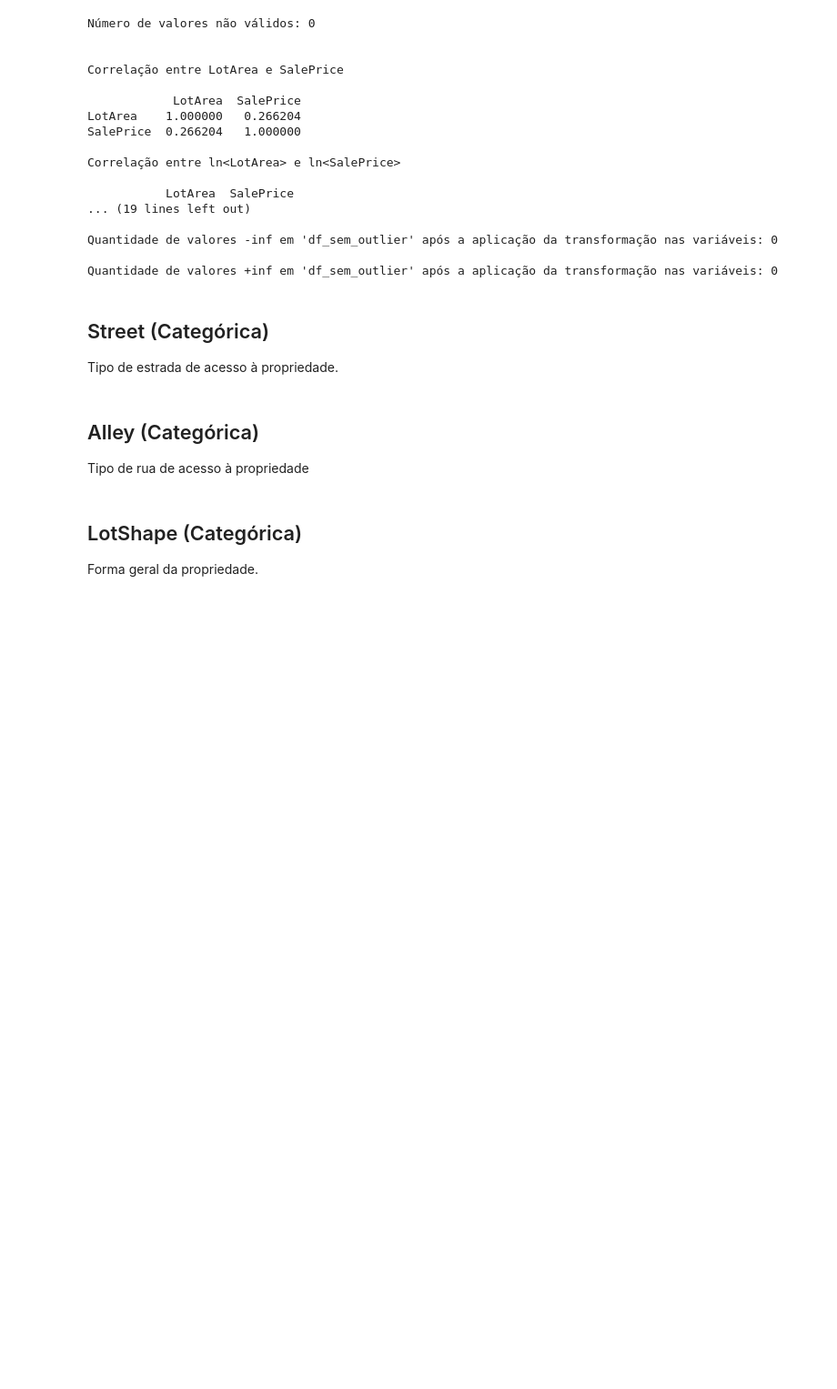
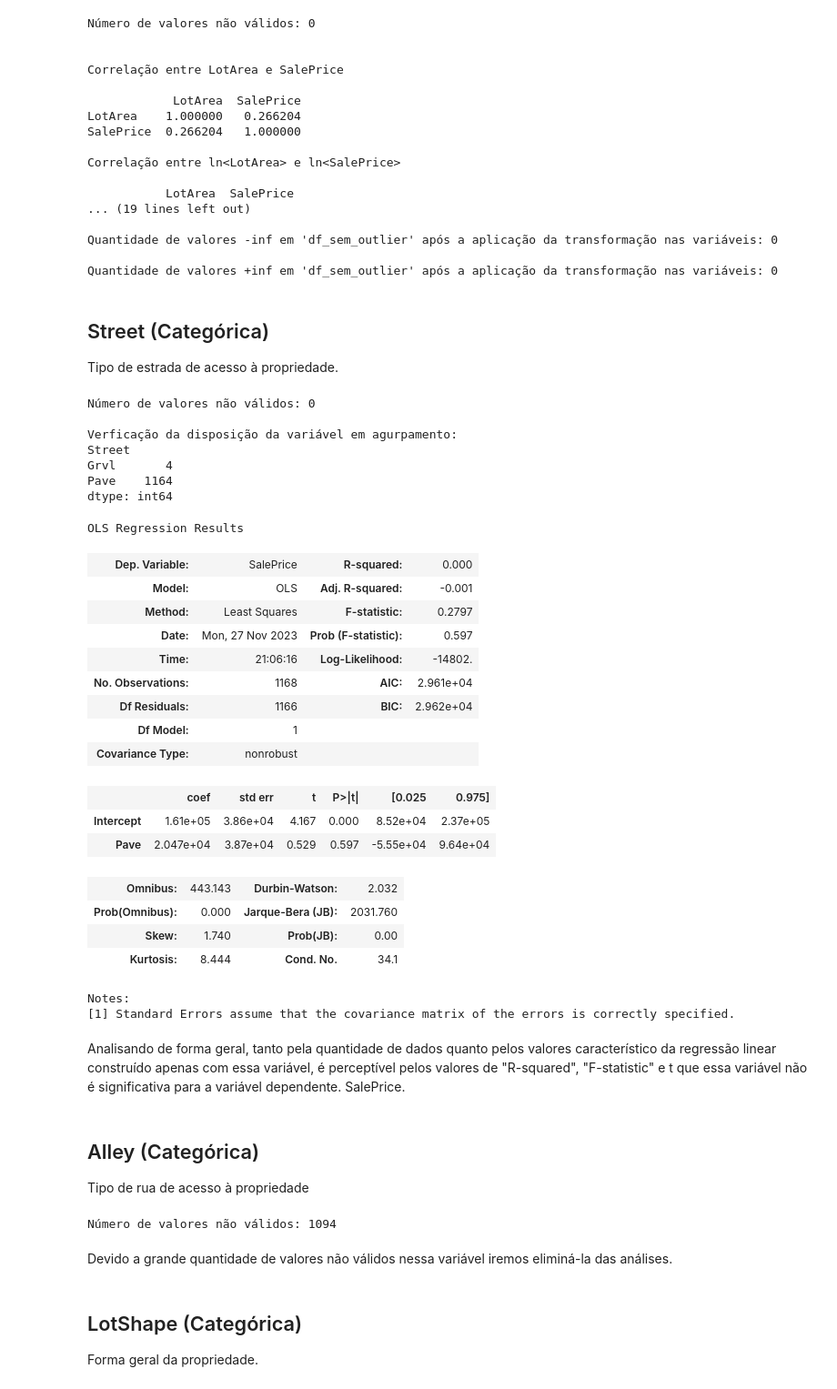
Before and after one commit to JohnDaytonCC/HousePricesPrediction, a Jupyter notebook: Notebook - House Prices Predition.ipynb, the cells around one changed output. Shown at 91% size. Drawn from its saved outputs; the diff is of its cells as text; code cells hidden in the pictures; blank space fills up the shorter version.

```diff
--- a/Notebook - House Prices Predition.ipynb
+++ b/Notebook - House Prices Predition.ipynb
@@ -451,10 +459,73 @@ Quantidade de valores +inf em 'df_sem_outlier' após a aplicação da transforma
 ## Street (Categórica)
 
 Tipo de estrada de acesso à propriedade.
+# %%
+nome_feature = 'Street'
+
+# Verificação de valores nulos na variável
+print(f'Número de valores não válidos: {dados_treino[nome_feature].isnull().sum()}\n')
+
+# Estatística univariádas pela variável
+print('Verficação da disposição da variável em agurpamento:')
+agrupado = dados_treino.groupby([nome_feature]).size()
+print(agrupado)
+
+# Conversão da variável categórica em dicotômica com a exclusão da primeira variável dicotômica.
+df_dummies_auxiliar = pd.get_dummies(dados_treino[nome_feature], columns=[nome_feature], drop_first=True)
+
+# Inclusão da variável dependente ao data frame de variáveis dicotômicas.
+df_dummies_auxiliar[nome_target] = dados_treino[nome_target].copy()
+
+# Verificação do data frame.
+df_dummies_auxiliar.head(6)
+
+# Estimação do modelo de regressão linear múltipla com n-1 dummies
+modelo_dummies = sm.OLS.from_formula("SalePrice ~ Pave", df_dummies_auxiliar).fit()
+
+# Verificação dos parâmetros do modelo.
+modelo_dummies.summary()
+# %% [output]
+Número de valores não válidos: 0
+
+Verficação da disposição da variável em agurpamento:
+Street
+Grvl       4
+Pave    1164
+dtype: int64
+OLS Regression Results
+| Dep. Variable: | SalePrice | R-squared: | 0.000 |
+| Model: | OLS | Adj. R-squared: | -0.001 |
+| Method: | Least Squares | F-statistic: | 0.2797 |
+| Date: | Mon, 27 Nov 2023 | Prob (F-statistic): | 0.597 |
+| Time: | 21:06:16 | Log-Likelihood: | -14802. |
+| No. Observations: | 1168 | AIC: | 2.961e+04 |
+| Df Residuals: | 1166 | BIC: | 2.962e+04 |
+| Df Model: | 1 |  |  |
+| Covariance Type: | nonrobust |  |  |
+|  | coef | std err | t | P>|t| | [0.025 | 0.975] |
+| Intercept | 1.61e+05 | 3.86e+04 | 4.167 | 0.000 | 8.52e+04 | 2.37e+05 |
+| Pave | 2.047e+04 | 3.87e+04 | 0.529 | 0.597 | -5.55e+04 | 9.64e+04 |
+| Omnibus: | 443.143 | Durbin-Watson: | 2.032 |
+| Prob(Omnibus): | 0.000 | Jarque-Bera (JB): | 2031.760 |
+| Skew: | 1.740 | Prob(JB): | 0.00 |
+| Kurtosis: | 8.444 | Cond. No. | 34.1 |
+Notes:
+[1] Standard Errors assume that the covariance matrix of the errors is correctly specified.
+# %% [markdown]
+Analisando de forma geral, tanto pela quantidade de dados quanto pelos valores característico da regressão linear construído apenas com essa variável, é perceptível pelos valores de "R-squared", "F-statistic" e t que essa variável não é significativa para a variável dependente. SalePrice.
 # %% [markdown]
 ## Alley (Categórica)
 
 Tipo de rua de acesso à propriedade
+# %%
+nome_feature = 'Alley'
+
+# Verificação de valores nulos na variável
+print(f'Número de valores não válidos: {dados_treino[nome_feature].isnull().sum()}\n')
+# %% [output]
+Número de valores não válidos: 1094
+# %% [markdown]
+Devido a grande quantidade de valores não válidos nessa variável iremos eliminá-la das análises.
 # %% [markdown]
 ## LotShape (Categórica)
 
```
Also changed, not shown: parts of 9 cells of this notebook.
